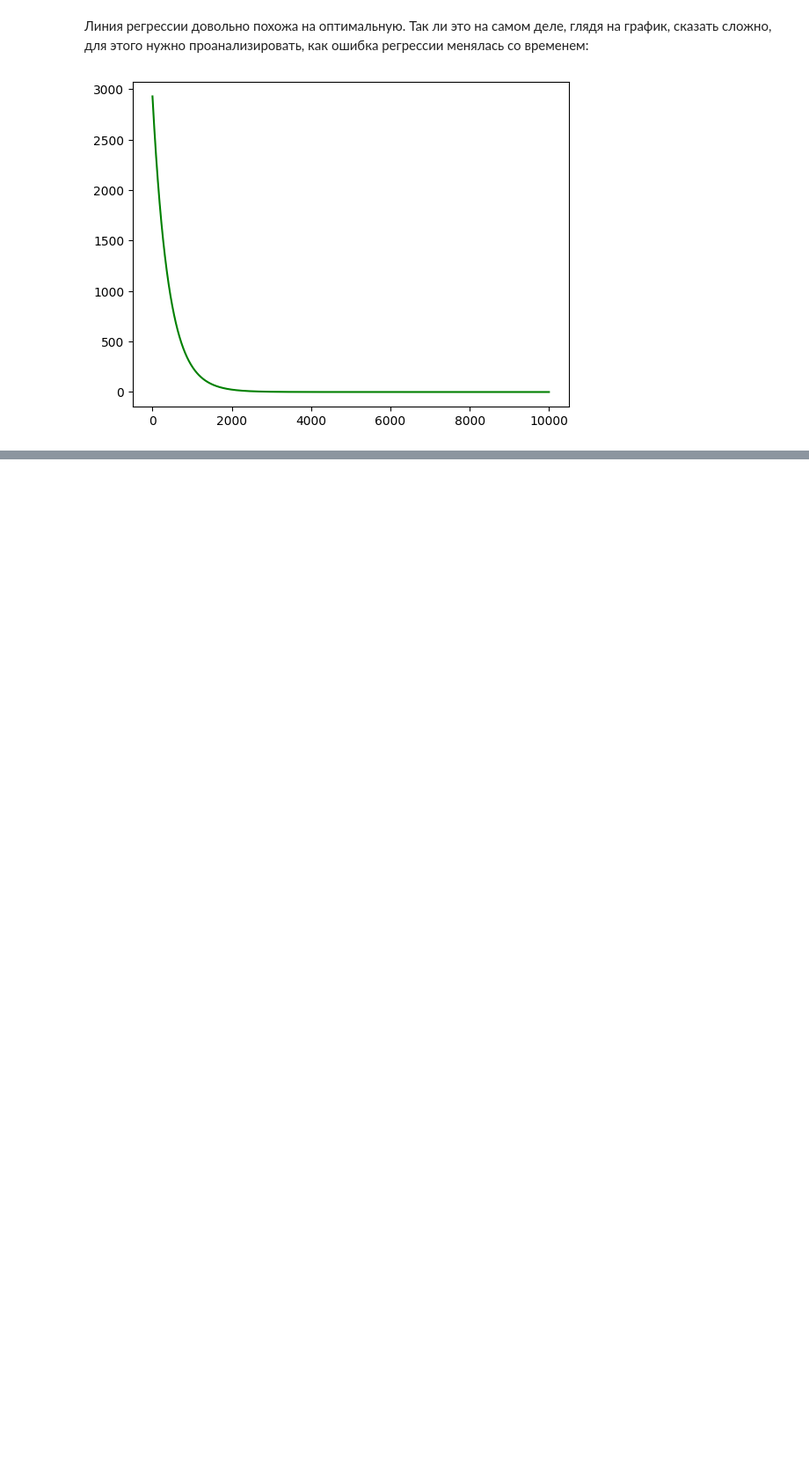
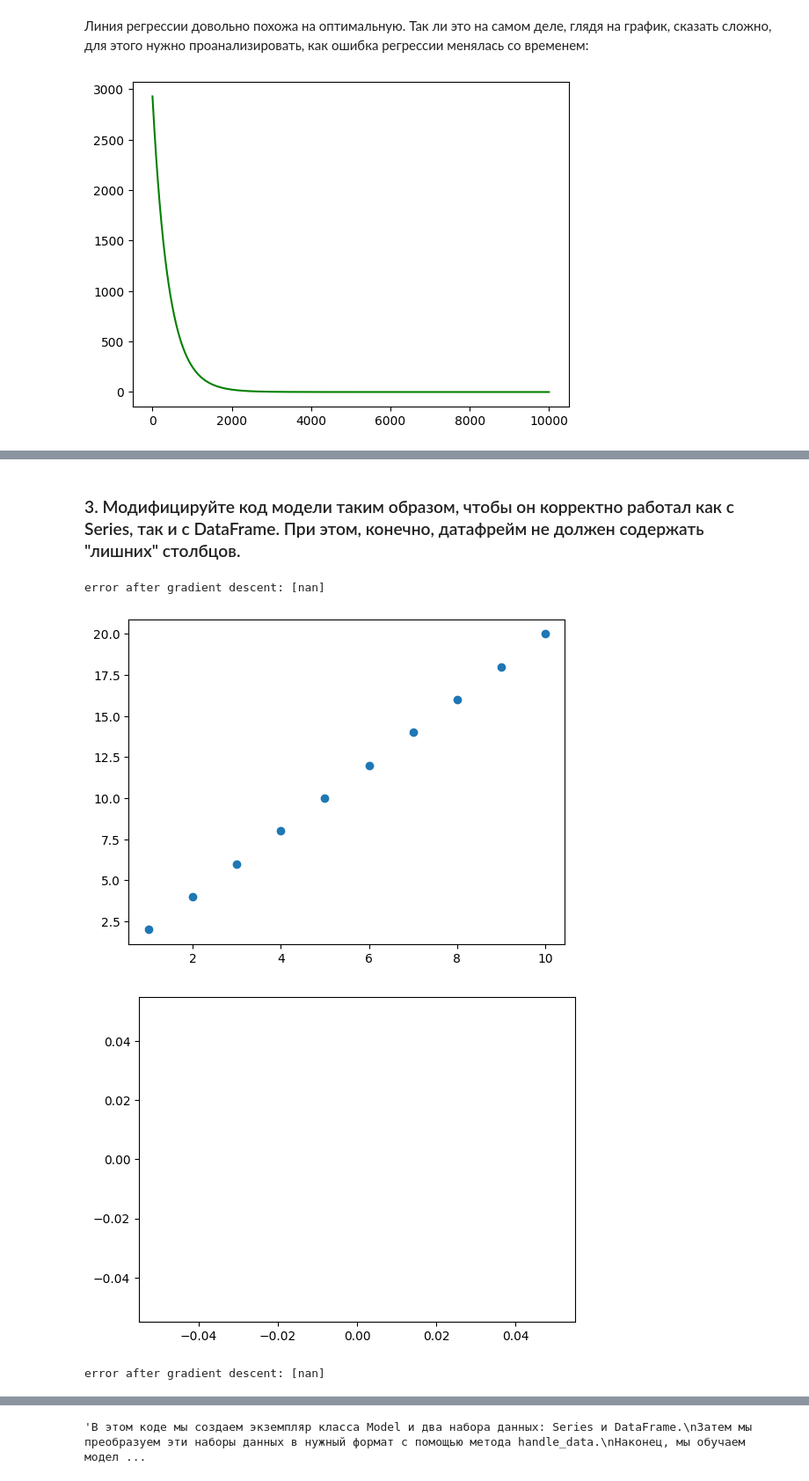
Before and after one commit to Arsenoid/Akimov-Arseniy-TOD_2023-24, a Jupyter notebook: ML1_1.ipynb, the cells around one changed output, grey strips where cells are left out. Shown at 88% size. Drawn from its saved outputs; the diff is of its cells as text; code cells hidden in the pictures; blank space fills up the shorter version.

```diff
--- a/ML1_1.ipynb
+++ b/ML1_1.ipynb
@@ -136,0 +208,71 @@ plt.show()
+# %% [markdown]
+### 3. Модифицируйте код модели таким образом, чтобы он корректно работал как с Series, так и с DataFrame. При этом, конечно, датафрейм не должен содержать "лишних" столбцов.
+# %%
+class Model(object):
+    """Модель парной линейной регрессии"""
+    def __init__(self):
+        self.b0 = 0
+        self.b1 = 0
+
+    def predict(self, X):
+        return self.b0 + self.b1 * X
+
+    def error(self, X, Y):
+        return sum(((self.predict(X) - Y)**2) / (2 * len(X)))
+
+    def fit(self, X, Y, alpha=0.1, accuracy=0.01, max_steps=5000):
+        steps, errors = [], []
+        step = 0
+        for _ in range(max_steps):
+            dJ0 = sum(self.predict(X) - Y) /len(X)
+            dJ1 = sum((self.predict(X) - Y) * X) /len(X)
+            self.b0 -= alpha * dJ0
+            self.b1 -= alpha * dJ1
+            new_err = hyp.error(X, Y)
+            step += 1
+            steps.append(step)
+            errors.append(new_err)
+        return steps, errors
+
+    def handle_data(self, data):
+        if isinstance(data, pd.Series):
+            return data.values.reshape(-1, 1)
+        elif isinstance(data, pd.DataFrame):
+            if data.isnull().sum().sum() > 0:
+                raise ValueError("DataFrame contains missing values")
+            return data.values
+        else:
+            raise TypeError("Data must be a Series or DataFrame")
+
+hyp = Model()
+x = pd.Series([1, 2, 3, 4, 5, 6, 7, 8, 9, 10])
+y = pd.Series([2, 4, 6, 8, 10, 12, 14, 16, 18, 20])
+
+# Преобразование Series в нужный формат
+x = hyp.handle_data(x)
+y = hyp.handle_data(y)
+
+# Обучение модели на Series
+hyp.fit(x, y)
+
+display_plot(x, y, hyp)
+
+# Создание DataFrame
+df = pd.DataFrame({'x': [1, 2, 3, 4, 5], 'y': [2, 4, 6, 8, 10]})
+
+# Преобразование DataFrame в нужный формат
+df = hyp.handle_data(df)
+
+# Обучение модели на DataFrame
+hyp.fit(df[:, 0], df[:, 1])
+
+display_plot(x, y, hyp)
+
+'''В этом коде мы создаем экземпляр класса Model и два набора данных: Series и DataFrame.
+Затем мы преобразуем эти наборы данных в нужный формат с помощью метода handle_data.
+Наконец, мы обучаем модель на преобразованных наборах данных.'''
+# %% [output]
+error after gradient descent: [nan]
+[figure, added]
+[figure, added]
+error after gradient descent: [nan]
@@ -136,0 +281 @@ plt.show()
+'В этом коде мы создаем экземпляр класса Model и два набора данных: Series и DataFrame.\nЗатем мы преобразуем эти наборы данных в нужный формат с помощью метода handle_data.\nНаконец, мы обучаем модел ...
```
Also changed, not shown: parts of 12 cells of this notebook.
